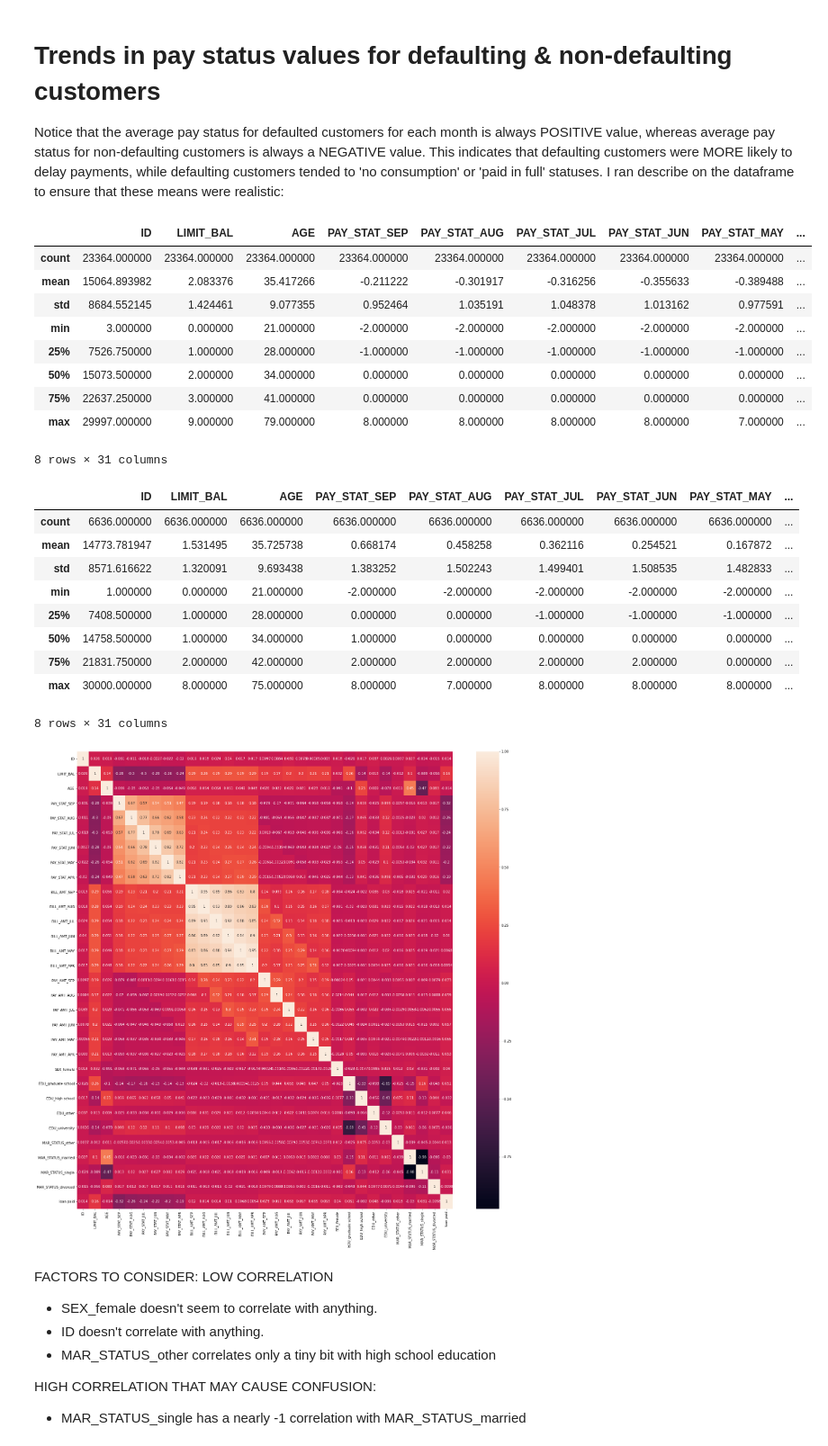
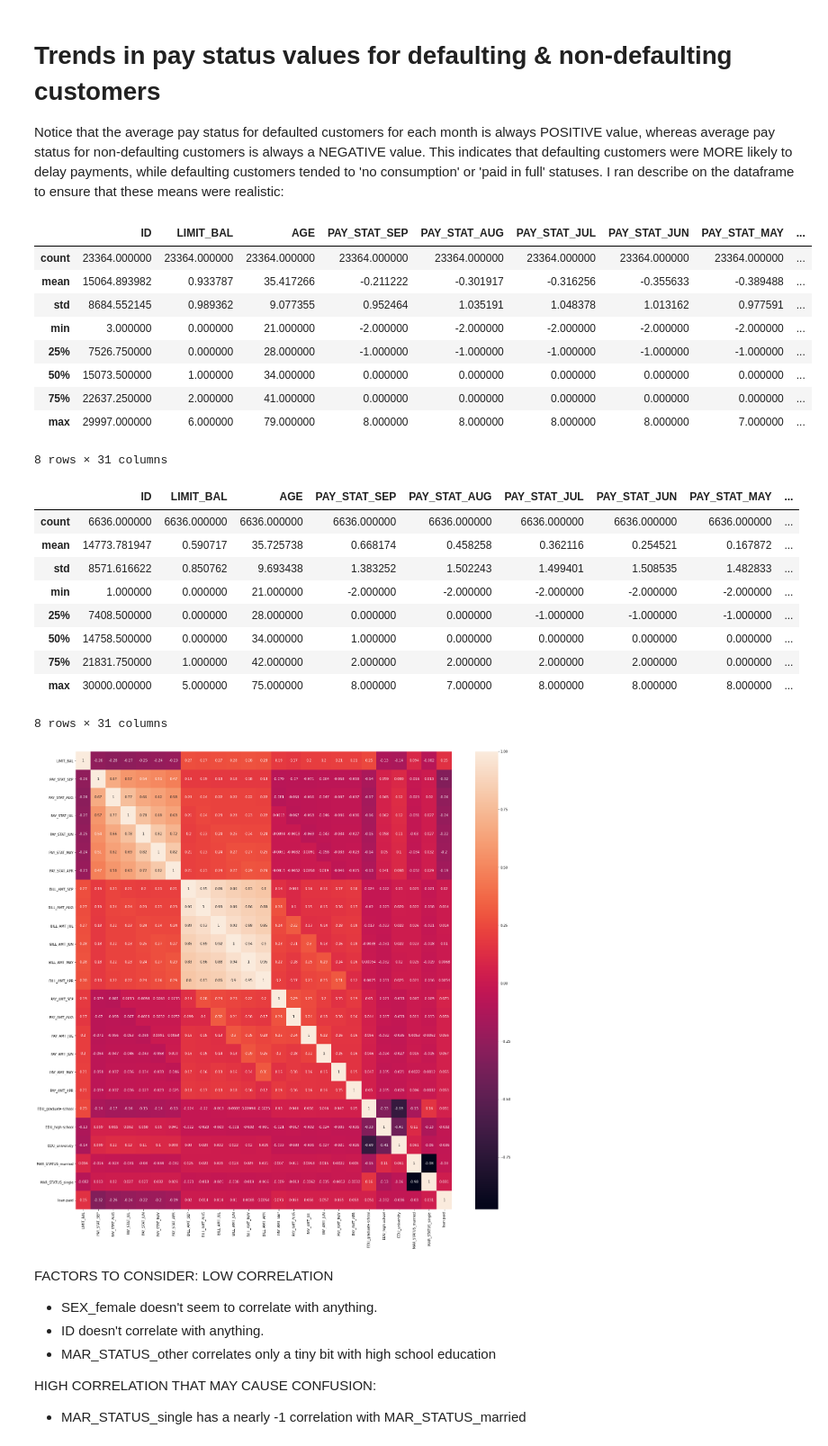
Before and after one commit to RecursiveJoy/UT_DS_Course2, a Jupyter notebook: C2_notebook.ipynb, the cells around one changed output. Shown at 90% size. Cells and saved outputs as stored; diff of their text form; code cells hidden in the pictures.

```diff
--- a/C2_notebook.ipynb
+++ b/C2_notebook.ipynb
@@ -313,7 +313,7 @@ credit['LIMIT_BAL'].head()
 
 lb = credit['LIMIT_BAL'].values.reshape(-1,1)
 
-kbd = KBinsDiscretizer(n_bins=10, encode='ordinal', strategy='kmeans')
+kbd = KBinsDiscretizer(n_bins=7, encode='ordinal', strategy='kmeans')
 kbd.fit(lb)
 
 lbt = kbd.transform(lb)
@@ -578,35 +578,42 @@ credit[credit['loan paid'] == True].describe()
 # %% [output]
 |  | ID | LIMIT_BAL | AGE | PAY_STAT_SEP | PAY_STAT_AUG | PAY_STAT_JUL | PAY_STAT_JUN | PAY_STAT_MAY | ... |
 | count | 23364.000000 | 23364.000000 | 23364.000000 | 23364.000000 | 23364.000000 | 23364.000000 | 23364.000000 | 23364.000000 | ... |
-| mean | 15064.893982 | 2.083376 | 35.417266 | -0.211222 | -0.301917 | -0.316256 | -0.355633 | -0.389488 | ... |
-| std | 8684.552145 | 1.424461 | 9.077355 | 0.952464 | 1.035191 | 1.048378 | 1.013162 | 0.977591 | ... |
+| mean | 15064.893982 | 0.933787 | 35.417266 | -0.211222 | -0.301917 | -0.316256 | -0.355633 | -0.389488 | ... |
+| std | 8684.552145 | 0.989362 | 9.077355 | 0.952464 | 1.035191 | 1.048378 | 1.013162 | 0.977591 | ... |
 | min | 3.000000 | 0.000000 | 21.000000 | -2.000000 | -2.000000 | -2.000000 | -2.000000 | -2.000000 | ... |
-| 25% | 7526.750000 | 1.000000 | 28.000000 | -1.000000 | -1.000000 | -1.000000 | -1.000000 | -1.000000 | ... |
-| 50% | 15073.500000 | 2.000000 | 34.000000 | 0.000000 | 0.000000 | 0.000000 | 0.000000 | 0.000000 | ... |
-| 75% | 22637.250000 | 3.000000 | 41.000000 | 0.000000 | 0.000000 | 0.000000 | 0.000000 | 0.000000 | ... |
-| max | 29997.000000 | 9.000000 | 79.000000 | 8.000000 | 8.000000 | 8.000000 | 8.000000 | 7.000000 | ... |
+| 25% | 7526.750000 | 0.000000 | 28.000000 | -1.000000 | -1.000000 | -1.000000 | -1.000000 | -1.000000 | ... |
+| 50% | 15073.500000 | 1.000000 | 34.000000 | 0.000000 | 0.000000 | 0.000000 | 0.000000 | 0.000000 | ... |
+| 75% | 22637.250000 | 2.000000 | 41.000000 | 0.000000 | 0.000000 | 0.000000 | 0.000000 | 0.000000 | ... |
+| max | 29997.000000 | 6.000000 | 79.000000 | 8.000000 | 8.000000 | 8.000000 | 8.000000 | 7.000000 | ... |
 8 rows × 31 columns
 # %%
 credit[credit['loan paid'] == False].describe()
 # %% [output]
 |  | ID | LIMIT_BAL | AGE | PAY_STAT_SEP | PAY_STAT_AUG | PAY_STAT_JUL | PAY_STAT_JUN | PAY_STAT_MAY | ... |
 | count | 6636.000000 | 6636.000000 | 6636.000000 | 6636.000000 | 6636.000000 | 6636.000000 | 6636.000000 | 6636.000000 | ... |
-| mean | 14773.781947 | 1.531495 | 35.725738 | 0.668174 | 0.458258 | 0.362116 | 0.254521 | 0.167872 | ... |
-| std | 8571.616622 | 1.320091 | 9.693438 | 1.383252 | 1.502243 | 1.499401 | 1.508535 | 1.482833 | ... |
+| mean | 14773.781947 | 0.590717 | 35.725738 | 0.668174 | 0.458258 | 0.362116 | 0.254521 | 0.167872 | ... |
+| std | 8571.616622 | 0.850762 | 9.693438 | 1.383252 | 1.502243 | 1.499401 | 1.508535 | 1.482833 | ... |
 | min | 1.000000 | 0.000000 | 21.000000 | -2.000000 | -2.000000 | -2.000000 | -2.000000 | -2.000000 | ... |
-| 25% | 7408.500000 | 1.000000 | 28.000000 | 0.000000 | 0.000000 | -1.000000 | -1.000000 | -1.000000 | ... |
-| 50% | 14758.500000 | 1.000000 | 34.000000 | 1.000000 | 0.000000 | 0.000000 | 0.000000 | 0.000000 | ... |
-| 75% | 21831.750000 | 2.000000 | 42.000000 | 2.000000 | 2.000000 | 2.000000 | 2.000000 | 0.000000 | ... |
-| max | 30000.000000 | 8.000000 | 75.000000 | 8.000000 | 7.000000 | 8.000000 | 8.000000 | 8.000000 | ... |
+| 25% | 7408.500000 | 0.000000 | 28.000000 | 0.000000 | 0.000000 | -1.000000 | -1.000000 | -1.000000 | ... |
+| 50% | 14758.500000 | 0.000000 | 34.000000 | 1.000000 | 0.000000 | 0.000000 | 0.000000 | 0.000000 | ... |
+| 75% | 21831.750000 | 1.000000 | 42.000000 | 2.000000 | 2.000000 | 2.000000 | 2.000000 | 0.000000 | ... |
+| max | 30000.000000 | 5.000000 | 75.000000 | 8.000000 | 7.000000 | 8.000000 | 8.000000 | 8.000000 | ... |
 8 rows × 31 columns
 # %%
+credit = credit.iloc[:, 1:31]
+credit = credit.drop(columns=['AGE'])
+credit = credit.drop(columns=['MAR_STATUS_other'])
+credit = credit.drop(columns=['MAR_STATUS_divorced'])
+credit = credit.drop(columns=['EDU_other'])
+credit = credit.drop(columns=['SEX_female'])
+
 #correlation
 credit_corr = credit.corr()
 plt.figure(figsize=(25,25))
 sn.heatmap(credit_corr, annot=True)
 plt.show()
 # %% [output]
-[figure, old version]
+[figure, new version]
 # %% [markdown]
 FACTORS TO CONSIDER:
 LOW CORRELATION
```
Also changed, not shown: parts of 5 cells of this notebook, 1 other file.
